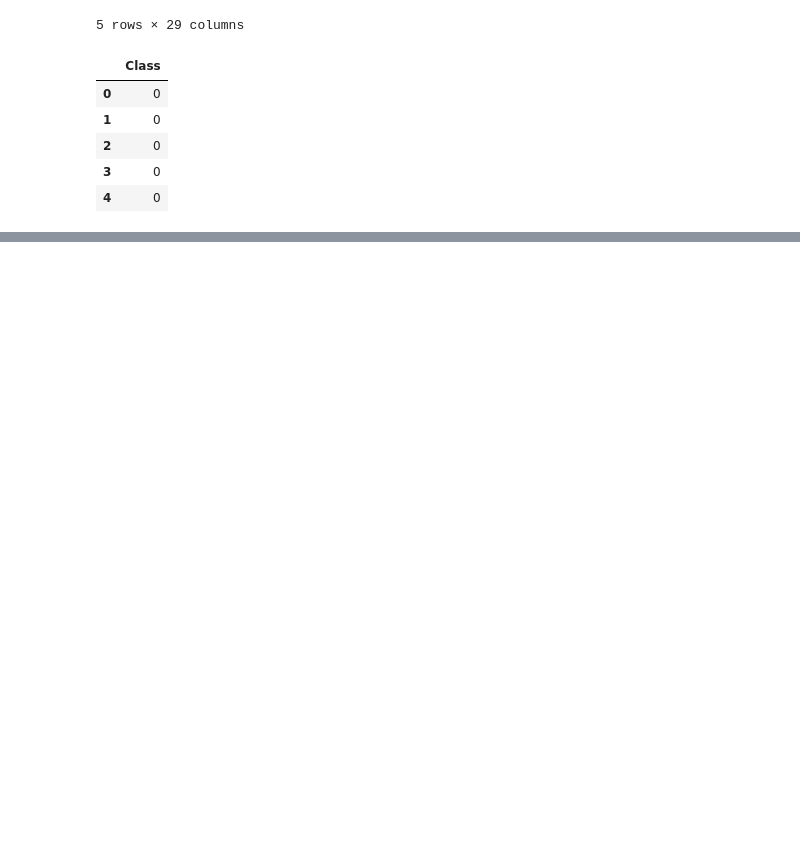
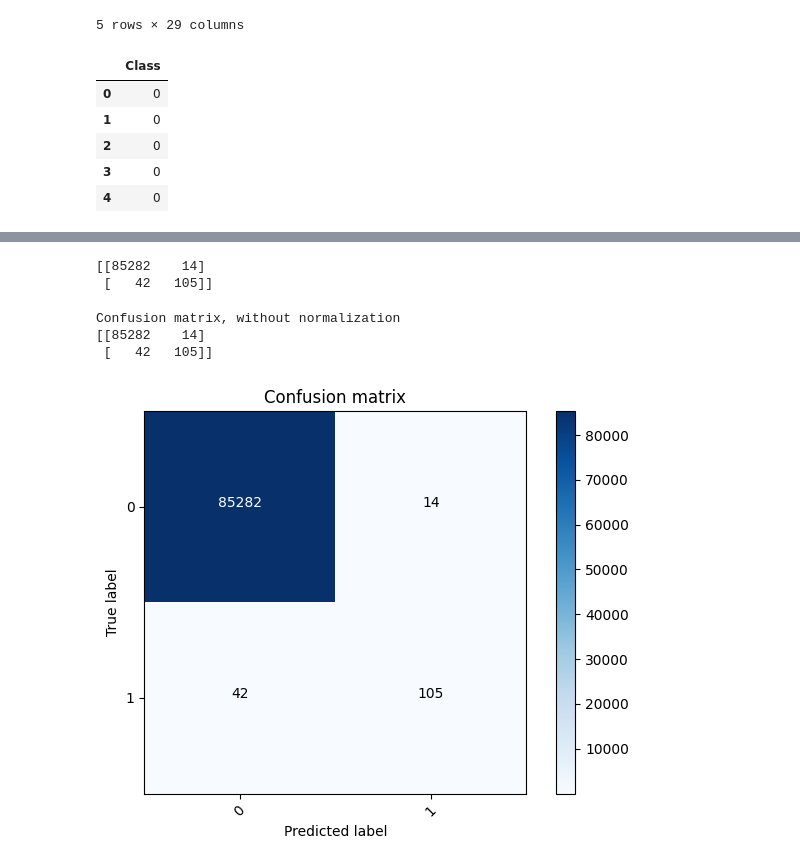
Before and after one commit to devasya0505/Credit-Card-Fraud-Detection, a Jupyter notebook: Untitled.ipynb, the cells around one changed output, grey strips where cells are left out. Drawn from its saved outputs; the diff is of its cells as text; code cells hidden in the pictures; blank space fills up the shorter version.

Commit message:
plot confusion matrix

```diff
--- a/Untitled.ipynb
+++ b/Untitled.ipynb
@@ -70,0 +93,9 @@ Y.head()
+# %%
+model = Sequential([
+    Dense(units=16,input_dim = 29 ,activation='relu'),
+    Dense(units=24,activation='relu'),
+    Dropout(0.5),
+    Dense(20,activation='relu'),
+    Dense(24,activation='relu'),
+    Dense(1,activation='sigmoid'),
+])
@@ -70,0 +126,3 @@ Y.head()
+# %%
+model.compile(optimizer='adam', loss='binary_crossentropy', metrics=['accuracy'])
+model.fit(X_train, Y_train, batch_size=15, epochs=5)
@@ -70,0 +189,3 @@ Y.head()
+# %%
+Y_pred = model.predict(X_test)
+Y_test = pd.DataFrame(Y_test)
@@ -70,0 +194,14 @@ Y.head()
+# %%
+cnf_matrix = confusion_matrix(Y_test, Y_pred.round())
+# %%
+print(cnf_matrix)
+# %% [output]
+[[85282    14]
+ [   42   105]]
+# %%
+plot_confusion_matrix(cnf_matrix, classes=[0,1])
+# %% [output]
+Confusion matrix, without normalization
+[[85282    14]
+ [   42   105]]
+[figure, added]
```
Also changed, not shown: parts of 14 cells of this notebook.
